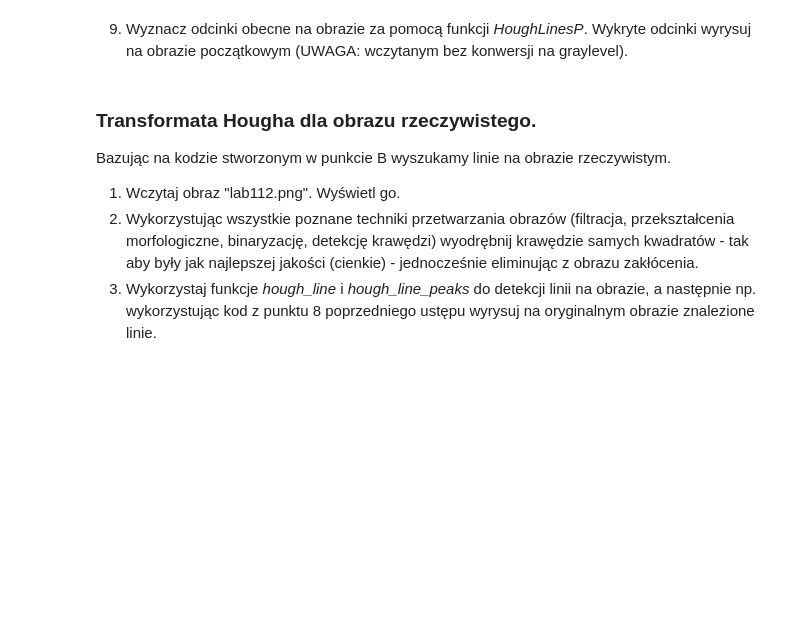
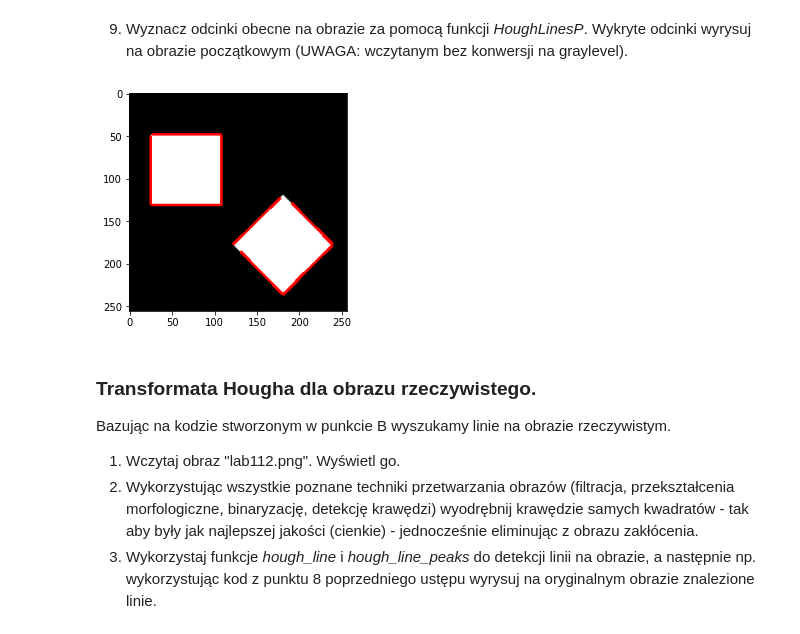
Before and after one commit to mhawryluk/wdcpo, a Jupyter notebook: lab12/Hough.ipynb, the cells around one changed output. Drawn from its saved outputs; the diff is of its cells as text; code cells hidden in the pictures; blank space fills up the shorter version.

```diff
--- a/lab12/Hough.ipynb
+++ b/lab12/Hough.ipynb
@@ -223,5 +204,21 @@ plt.show()
 # %% [markdown]
 9. Wyznacz odcinki obecne na obrazie za pomocą funkcji _HoughLinesP_. Wykryte odcinki wyrysuj na obrazie początkowym (UWAGA: wczytanym bez konwersji na graylevel).
+# %%
+def show_linesp(image, edges, thresh=50):
+    image = image.copy()
+    lines_p = cv2.HoughLinesP(edges, 1, np.pi/180, thresh, 20, 15)
+    fig, ax = plt.subplots()
+
+    for line in lines_p:
+        x1, y1, x2, y2 = line.reshape(-1)
+        cv2.line(image, (x1, y1), (x2, y2), (255, 0, 0), 2)
+
+    ax.imshow(image)
+    plt.show()
+# %%
+show_linesp(kwadraty_original, edges)
+# %% [output]
+[figure, added]
 # %% [markdown]
 ### Transformata Hougha dla obrazu rzeczywistego.
 
```
Also changed, not shown: parts of 16 cells of this notebook.
